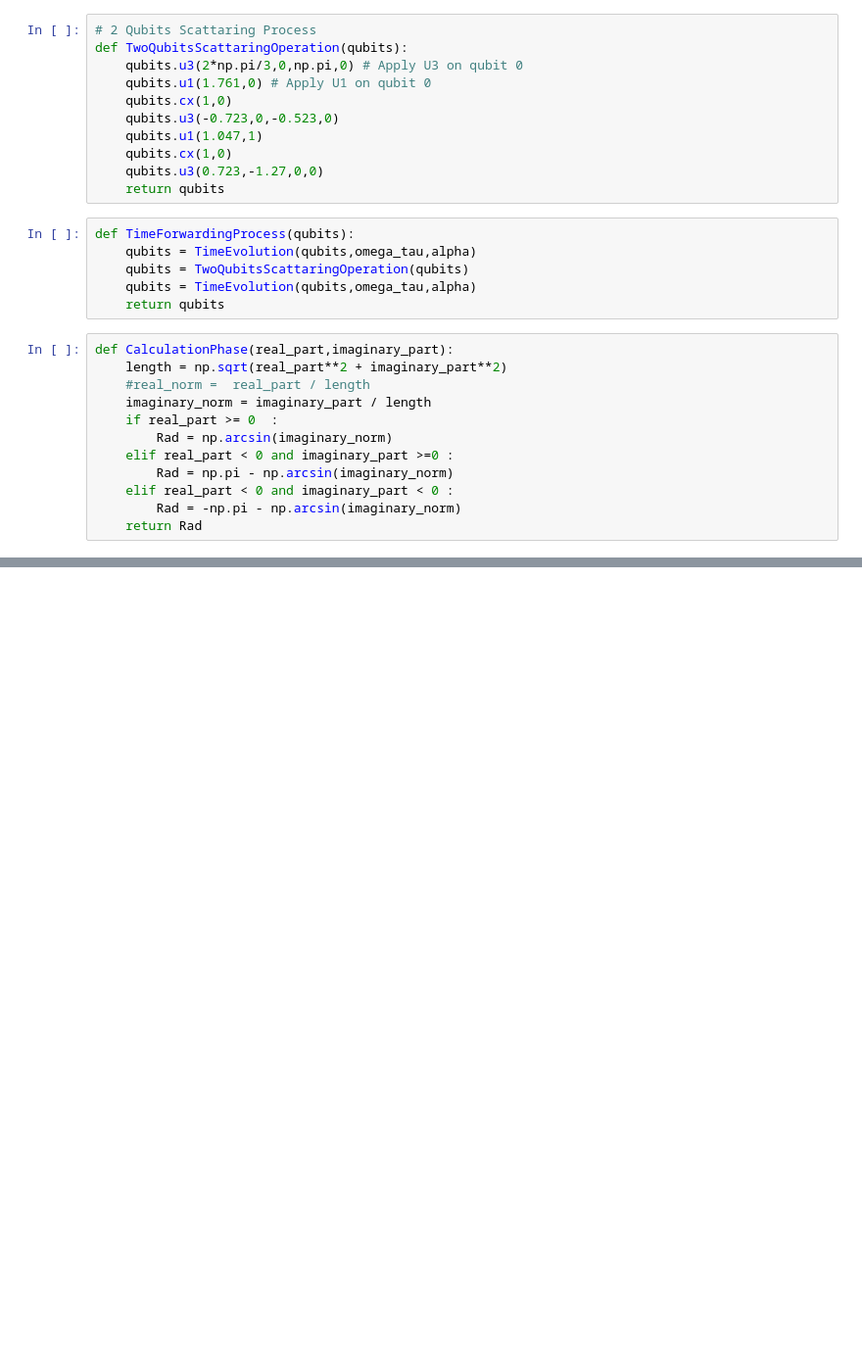
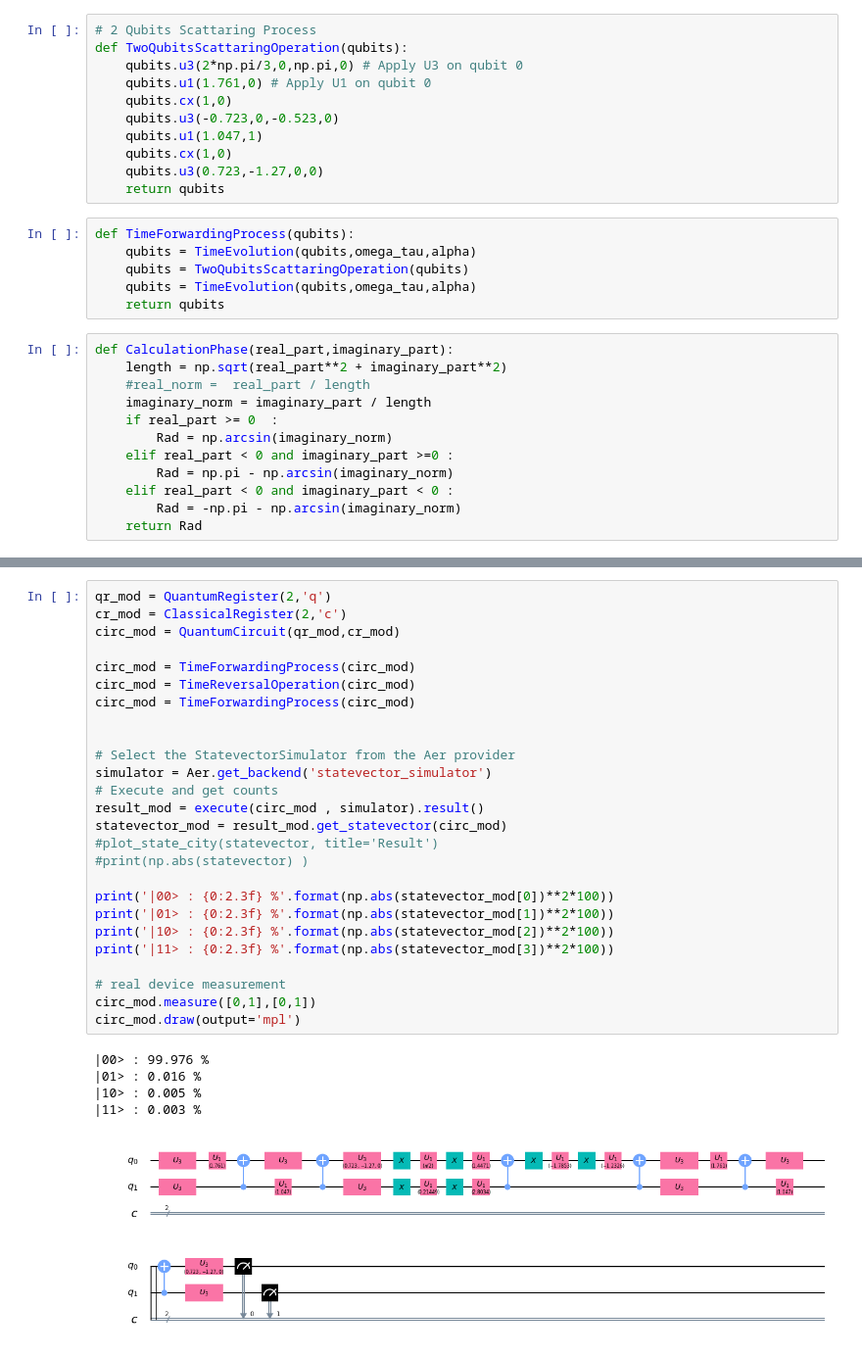
Before and after one commit to Ayumu-walker/Quantum-Computer, a Jupyter notebook: TimeReversalExperiment/TimeReversal.ipynb, the cells around one changed output, grey strips where cells are left out. Shown: that part at 98% size. Cells and saved outputs as stored; diff of their text form; blank space fills up the shorter version.

```diff
--- a/TimeReversalExperiment/TimeReversal.ipynb
+++ b/TimeReversalExperiment/TimeReversal.ipynb
@@ -148,0 +184,32 @@ circ.draw(output='mpl')
+# %%
+qr_mod = QuantumRegister(2,'q')
+cr_mod = ClassicalRegister(2,'c')
+circ_mod = QuantumCircuit(qr_mod,cr_mod)
+
+circ_mod = TimeForwardingProcess(circ_mod)
+circ_mod = TimeReversalOperation(circ_mod)
+circ_mod = TimeForwardingProcess(circ_mod)
+
+
+# Select the StatevectorSimulator from the Aer provider
+simulator = Aer.get_backend('statevector_simulator')
+# Execute and get counts
+result_mod = execute(circ_mod , simulator).result()
+statevector_mod = result_mod.get_statevector(circ_mod)
+#plot_state_city(statevector, title='Result')
+#print(np.abs(statevector) )
+
+print('|00> : {0:2.3f} %'.format(np.abs(statevector_mod[0])**2*100))
+print('|01> : {0:2.3f} %'.format(np.abs(statevector_mod[1])**2*100))
+print('|10> : {0:2.3f} %'.format(np.abs(statevector_mod[2])**2*100))
+print('|11> : {0:2.3f} %'.format(np.abs(statevector_mod[3])**2*100))
+
+# real device measurement
+circ_mod.measure([0,1],[0,1])
+circ_mod.draw(output='mpl')
+# %% [output]
+|00> : 99.976 %
+|01> : 0.016 %
+|10> : 0.005 %
+|11> : 0.003 %
+[figure, added]
```
Also changed, not shown: parts of 6 cells of this notebook.
